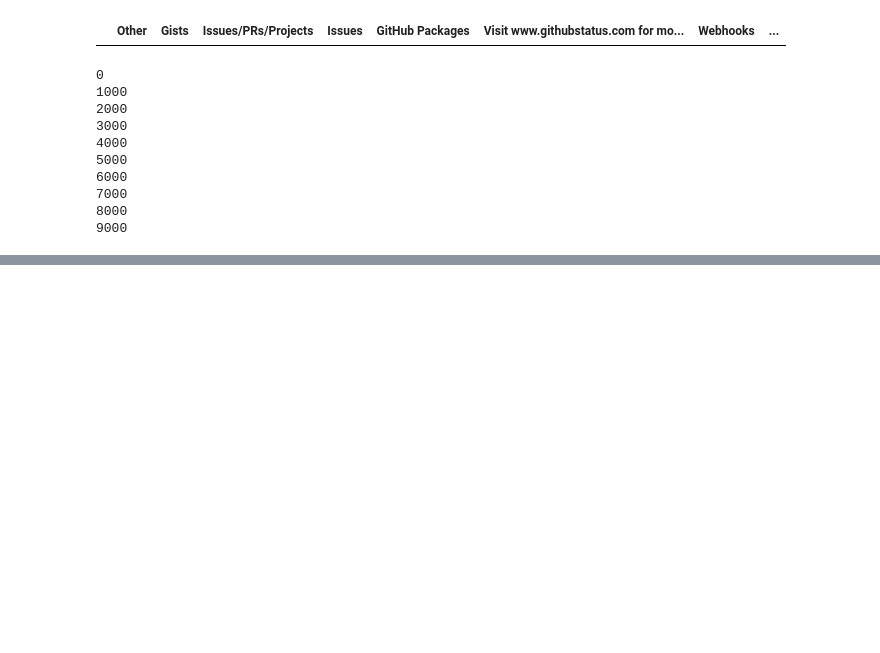
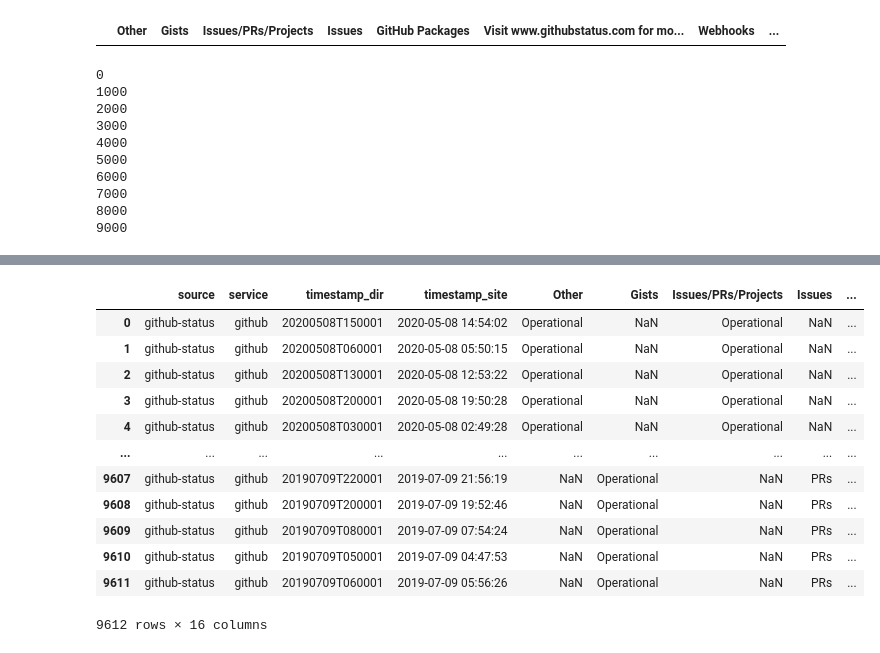
Before and after one commit to shanemin/thesis-msc-cloud-failures, a Jupyter notebook: scripts/parsers/github-status.ipynb, the cells around one changed output, grey strips where cells are left out. Saved outputs shown, nothing was run; the diff lists cells and outputs as text; code cells hidden in the pictures; blank space fills up the shorter version.

Commit message:
fixup the service names

```diff
--- a/scripts/parsers/github-status.ipynb
+++ b/scripts/parsers/github-status.ipynb
@@ -187,2 +171,19 @@ df_final
+# %%
+df_final['service'] = 'github'
+df_final
+# %% [output]
+|  | source | service | timestamp_dir | timestamp_site | Other | Gists | Issues/PRs/Projects | Issues | ... |
+| 0 | github-status | github | 20200508T150001 | 2020-05-08 14:54:02 | Operational | NaN | Operational | NaN | ... |
+| 1 | github-status | github | 20200508T060001 | 2020-05-08 05:50:15 | Operational | NaN | Operational | NaN | ... |
+| 2 | github-status | github | 20200508T130001 | 2020-05-08 12:53:22 | Operational | NaN | Operational | NaN | ... |
+| 3 | github-status | github | 20200508T200001 | 2020-05-08 19:50:28 | Operational | NaN | Operational | NaN | ... |
+| 4 | github-status | github | 20200508T030001 | 2020-05-08 02:49:28 | Operational | NaN | Operational | NaN | ... |
+| ... | ... | ... | ... | ... | ... | ... | ... | ... | ... |
+| 9607 | github-status | github | 20190709T220001 | 2019-07-09 21:56:19 | NaN | Operational | NaN | PRs | ... |
+| 9608 | github-status | github | 20190709T200001 | 2019-07-09 19:52:46 | NaN | Operational | NaN | PRs | ... |
+| 9609 | github-status | github | 20190709T080001 | 2019-07-09 07:54:24 | NaN | Operational | NaN | PRs | ... |
+| 9610 | github-status | github | 20190709T050001 | 2019-07-09 04:47:53 | NaN | Operational | NaN | PRs | ... |
+| 9611 | github-status | github | 20190709T060001 | 2019-07-09 05:56:26 | NaN | Operational | NaN | PRs | ... |
+9612 rows × 16 columns
 # %%
 df_final.to_csv(r'/home/shane/Documents/thesis/output/parsed/final/github-status.csv', index=False)
```
Also changed, not shown: parts of 1 cell of this notebook, 1 other file.
